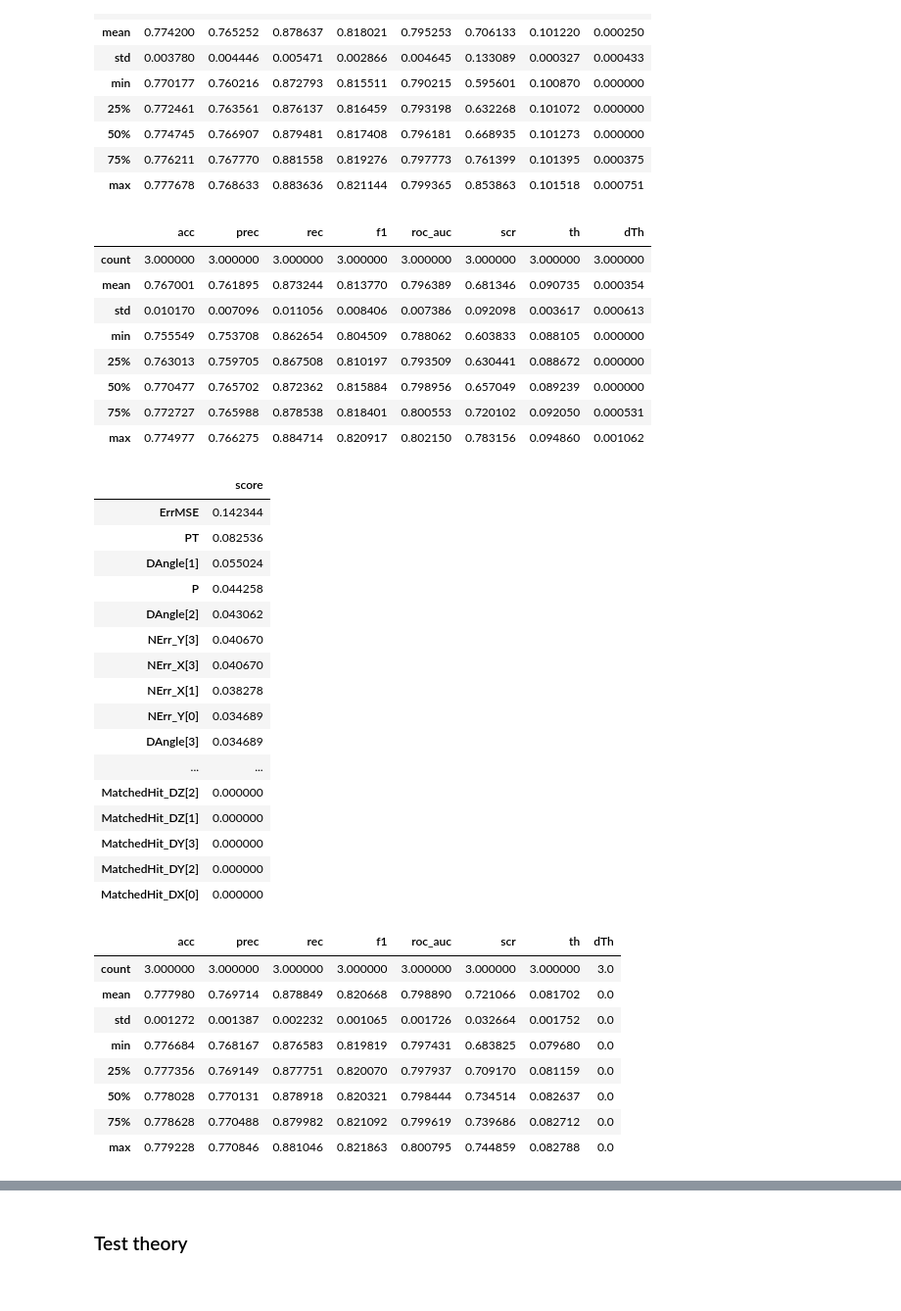
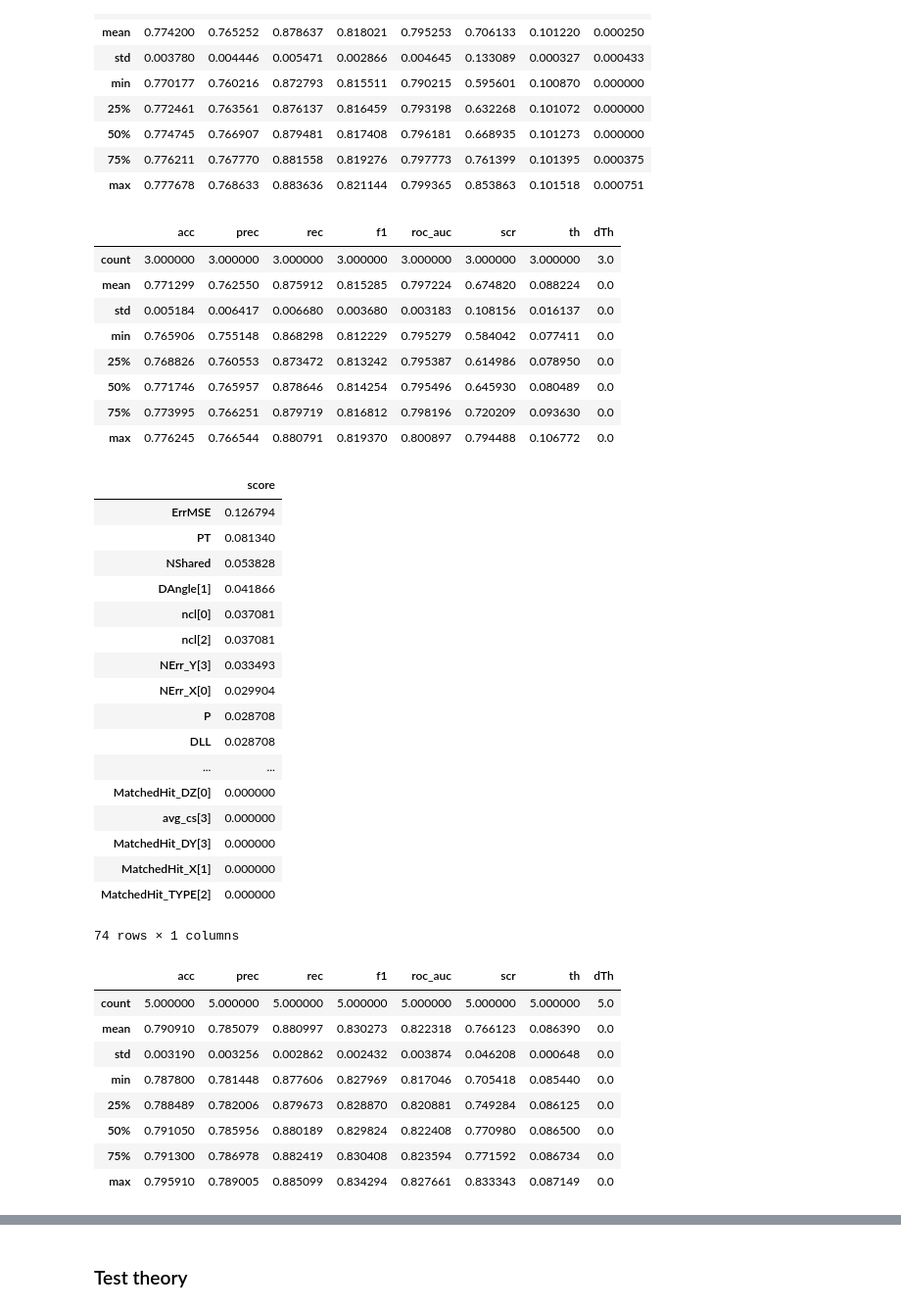
Before and after one commit to almaslov/idao2019, a Jupyter notebook: 09_foi.ipynb, the cells around one changed output, grey strips where cells are left out. Shown at 98% size. Saved outputs shown, nothing was run; the diff lists cells and outputs as text; code cells hidden in the pictures.

```diff
--- a/09_foi.ipynb
+++ b/09_foi.ipynb
@@ -44,7 +44,7 @@ def ndprint(a, precision=3):
 # derivative cols
 # %%
 %%time
-used_cols = xyz_cols + mom_cols + hit_type_cols + dxyz_cols + exy_cols + edxy_cols + hit_stats_cols
+used_cols = xyz_cols + mom_cols + hit_type_cols + dxyz_cols + exy_cols + edxy_cols + hit_stats_cols + t_cols + ncl_cols + avg_cs_cols
 train = read_train(used_cols, 1000000)
 display(train.shape, count_classes(train))
 # %% [output]
@@ -203,34 +203,35 @@ df_scores, feature_importance = cross_validate(train, n_estimators=60, n_splits=
 display(df_scores.describe())
 # %% [output]
 |  | acc | prec | rec | f1 | roc_auc | scr | th | dTh |
-| count | 3.000000 | 3.000000 | 3.000000 | 3.000000 | 3.000000 | 3.000000 | 3.000000 | 3.000000 |
-| mean | 0.767001 | 0.761895 | 0.873244 | 0.813770 | 0.796389 | 0.681346 | 0.090735 | 0.000354 |
-| std | 0.010170 | 0.007096 | 0.011056 | 0.008406 | 0.007386 | 0.092098 | 0.003617 | 0.000613 |
-| min | 0.755549 | 0.753708 | 0.862654 | 0.804509 | 0.788062 | 0.603833 | 0.088105 | 0.000000 |
-| 25% | 0.763013 | 0.759705 | 0.867508 | 0.810197 | 0.793509 | 0.630441 | 0.088672 | 0.000000 |
-| 50% | 0.770477 | 0.765702 | 0.872362 | 0.815884 | 0.798956 | 0.657049 | 0.089239 | 0.000000 |
-| 75% | 0.772727 | 0.765988 | 0.878538 | 0.818401 | 0.800553 | 0.720102 | 0.092050 | 0.000531 |
-| max | 0.774977 | 0.766275 | 0.884714 | 0.820917 | 0.802150 | 0.783156 | 0.094860 | 0.001062 |
+| count | 3.000000 | 3.000000 | 3.000000 | 3.000000 | 3.000000 | 3.000000 | 3.000000 | 3.0 |
+| mean | 0.771299 | 0.762550 | 0.875912 | 0.815285 | 0.797224 | 0.674820 | 0.088224 | 0.0 |
+| std | 0.005184 | 0.006417 | 0.006680 | 0.003680 | 0.003183 | 0.108156 | 0.016137 | 0.0 |
+| min | 0.765906 | 0.755148 | 0.868298 | 0.812229 | 0.795279 | 0.584042 | 0.077411 | 0.0 |
+| 25% | 0.768826 | 0.760553 | 0.873472 | 0.813242 | 0.795387 | 0.614986 | 0.078950 | 0.0 |
+| 50% | 0.771746 | 0.765957 | 0.878646 | 0.814254 | 0.795496 | 0.645930 | 0.080489 | 0.0 |
+| 75% | 0.773995 | 0.766251 | 0.879719 | 0.816812 | 0.798196 | 0.720209 | 0.093630 | 0.0 |
+| max | 0.776245 | 0.766544 | 0.880791 | 0.819370 | 0.800897 | 0.794488 | 0.106772 | 0.0 |
 # %%
 feature_importance
 # %% [output]
 |  | score |
-| ErrMSE | 0.142344 |
-| PT | 0.082536 |
-| DAngle[1] | 0.055024 |
-| P | 0.044258 |
-| DAngle[2] | 0.043062 |
-| NErr_Y[3] | 0.040670 |
-| NErr_X[3] | 0.040670 |
-| NErr_X[1] | 0.038278 |
-| NErr_Y[0] | 0.034689 |
-| DAngle[3] | 0.034689 |
+| ErrMSE | 0.126794 |
+| PT | 0.081340 |
+| NShared | 0.053828 |
+| DAngle[1] | 0.041866 |
+| ncl[0] | 0.037081 |
+| ncl[2] | 0.037081 |
+| NErr_Y[3] | 0.033493 |
+| NErr_X[0] | 0.029904 |
+| P | 0.028708 |
+| DLL | 0.028708 |
 | ... | ... |
-| MatchedHit_DZ[2] | 0.000000 |
-| MatchedHit_DZ[1] | 0.000000 |
+| MatchedHit_DZ[0] | 0.000000 |
+| avg_cs[3] | 0.000000 |
 | MatchedHit_DY[3] | 0.000000 |
-| MatchedHit_DY[2] | 0.000000 |
-| MatchedHit_DX[0] | 0.000000 |
+| MatchedHit_X[1] | 0.000000 |
+| MatchedHit_TYPE[2] | 0.000000 |
+74 rows × 1 columns
 # %%
 def add_mse(data, features):
 #     dxy = (data.loc[:, xy_cols].values - data.loc[:, exy_cols].values) / data.loc[:, dx_cols + dy_cols].values / 2.
@@ -250,40 +251,40 @@ class DataTransformer(TransformerMixin):
     def __init__(self, *featurizers):
         self.featurizers = featurizers
 
     def fit(self, data, y=None):
         return self
 
     def transform(self, data):
         data = data.copy()
-        self.origin_features = [] + xyz_cols + mom_cols + hit_type_cols + exy_cols + edxy_cols + dxyz_cols
+        self.origin_features = [] + used_cols #xyz_cols + mom_cols + hit_type_cols + exy_cols + edxy_cols + dxyz_cols
         features = self.origin_features.copy()
 
 #         add_is_muon(data, features)
 #         add_is_muon_tight(data, features)
 #         add_probability_hit_detector(data, features)
         add_coses(data, features)
         add_mse(data, features)
         add_normed_err(data, features)
         add_dll(data, features)
 
 #         filter_data(data)
 
         if not features:
             raise('no features')
 
         self.features = features[len(self.origin_features):]
         return data[features].values
 
-df_scores, feature_importance = cross_validate(train, n_estimators=60, n_splits=3, n_rows=100000, transformer_cls=DataTransformer)
+df_scores, feature_importance = cross_validate(train, n_estimators=120, n_splits=5, n_rows=100000, transformer_cls=DataTransformer)
 display(df_scores.describe())
 # display(feature_importance)
 # %% [output]
 |  | acc | prec | rec | f1 | roc_auc | scr | th | dTh |
-| count | 3.000000 | 3.000000 | 3.000000 | 3.000000 | 3.000000 | 3.000000 | 3.000000 | 3.0 |
-| mean | 0.777980 | 0.769714 | 0.878849 | 0.820668 | 0.798890 | 0.721066 | 0.081702 | 0.0 |
-| std | 0.001272 | 0.001387 | 0.002232 | 0.001065 | 0.001726 | 0.032664 | 0.001752 | 0.0 |
-| min | 0.776684 | 0.768167 | 0.876583 | 0.819819 | 0.797431 | 0.683825 | 0.079680 | 0.0 |
-| 25% | 0.777356 | 0.769149 | 0.877751 | 0.820070 | 0.797937 | 0.709170 | 0.081159 | 0.0 |
-| 50% | 0.778028 | 0.770131 | 0.878918 | 0.820321 | 0.798444 | 0.734514 | 0.082637 | 0.0 |
-| 75% | 0.778628 | 0.770488 | 0.879982 | 0.821092 | 0.799619 | 0.739686 | 0.082712 | 0.0 |
-| max | 0.779228 | 0.770846 | 0.881046 | 0.821863 | 0.800795 | 0.744859 | 0.082788 | 0.0 |
+| count | 5.000000 | 5.000000 | 5.000000 | 5.000000 | 5.000000 | 5.000000 | 5.000000 | 5.0 |
+| mean | 0.790910 | 0.785079 | 0.880997 | 0.830273 | 0.822318 | 0.766123 | 0.086390 | 0.0 |
+| std | 0.003190 | 0.003256 | 0.002862 | 0.002432 | 0.003874 | 0.046208 | 0.000648 | 0.0 |
+| min | 0.787800 | 0.781448 | 0.877606 | 0.827969 | 0.817046 | 0.705418 | 0.085440 | 0.0 |
+| 25% | 0.788489 | 0.782006 | 0.879673 | 0.828870 | 0.820881 | 0.749284 | 0.086125 | 0.0 |
+| 50% | 0.791050 | 0.785956 | 0.880189 | 0.829824 | 0.822408 | 0.770980 | 0.086500 | 0.0 |
+| 75% | 0.791300 | 0.786978 | 0.882419 | 0.830408 | 0.823594 | 0.771592 | 0.086734 | 0.0 |
+| max | 0.795910 | 0.789005 | 0.885099 | 0.834294 | 0.827661 | 0.833343 | 0.087149 | 0.0 |
```
Also changed, not shown: parts of 3 cells of this notebook, 1 other file.
